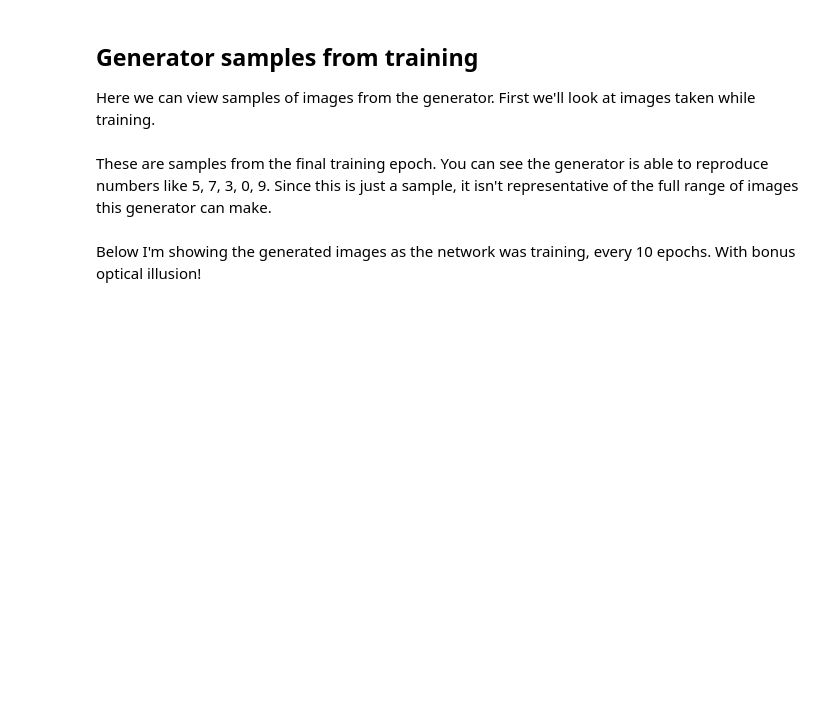
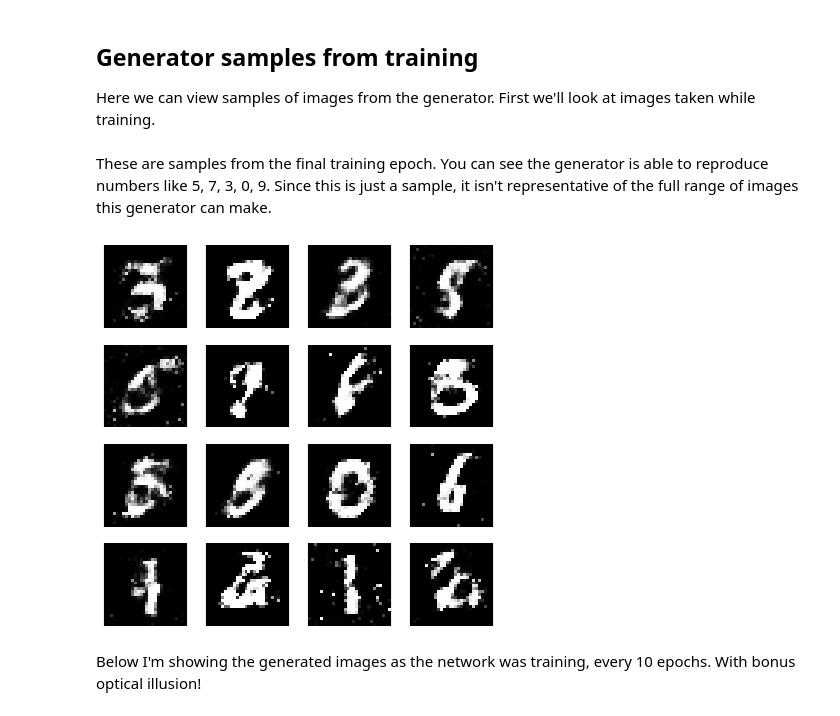
Before and after one commit to linked0/dlnd-deep-learning, a Jupyter notebook: gan_mnist/Intro_to_GANs_Exercises.ipynb, the cells around one changed output. Saved outputs shown, nothing was run; the diff lists cells and outputs as text; code cells hidden in the pictures; blank space fills up the shorter version.

```diff
--- a/gan_mnist/Intro_to_GANs_Exercises.ipynb
+++ b/gan_mnist/Intro_to_GANs_Exercises.ipynb
@@ -208,15 +221,15 @@ Then the discriminators. We'll build two of them, one for real data and one for
 # %%
 tf.reset_default_graph()
 # Create our input placeholders
-input_real, input_z =
+input_real, input_z = model_inputs(input_size, z_size)
 
 # Generator network here
-g_model =
+g_model = generator(input_z, input_size)
 # g_model is the generator output
 
 # Disriminator network here
-d_model_real, d_logits_real =
-d_model_fake, d_logits_fake =
+d_model_real, d_logits_real = discriminator(input_real)
+d_model_fake, d_logits_fake = discriminator(g_model, reuse=True)
 # %% [markdown]
 ## Discriminator and Generator Losses
 
@@ -245,3 +249,12 @@ g_loss =
+# %%
+# Calculate losses
+d_loss_real = tf.reduce_mean(tf.nn.sigmoid_cross_entropy_with_logits(logits=d_logits_real, labels=tf.ones_like(d_logits_real) * (1 - smooth)))
+
+d_loss_fake = tf.reduce_mean(tf.nn.sigmoid_cross_entropy_with_logits(logits=d_logits_fake, labels=tf.zeros_like(d_logits_fake)))
+
+d_loss = d_loss_real + d_loss_fake
+
+g_loss = tf.reduce_mean(tf.nn.sigmoid_cross_entropy_with_logits(logits=d_logits_fake, labels=tf.ones_like(d_logits_fake)))
 # %% [markdown]
 ## Optimizers
 
@@ -259,17 +272,17 @@ Then, in the optimizer we pass the variable lists to the `var_list` keyword argu
 learning_rate = 0.002
 
 # Get the trainable_variables, split into G and D parts
-t_vars =
-g_vars =
-d_vars =
+t_vars = tf.trainable_variables()
+g_vars = [var for var in t_vars if var.name.startswith('generator')]
+d_vars = [var for var in t_vars if var.name.startswith('discriminator')]
 
-d_train_opt =
-g_train_opt =
+d_train_opt = tf.train.AdamOptimizer(learning_rate).minimize(d_loss, var_list=d_vars)
+g_train_opt = tf.train.AdamOptimizer(learning_rate).minimize(g_loss, var_list=g_vars)
 # %% [markdown]
 ## Training
 # %%
 batch_size = 100
-epochs = 100
+epochs = 1000
 samples = []
 losses = []
 saver = tf.train.Saver(var_list = g_vars)
@@ -346,7 +362,9 @@ with open('train_samples.pkl', 'rb') as f:
 # %% [markdown]
 These are samples from the final training epoch. You can see the generator is able to reproduce numbers like 5, 7, 3, 0, 9. Since this is just a sample, it isn't representative of the full range of images this generator can make.
 # %%
-_ = view_samples(-1, samples)
+_ = view_samples(100, samples)
+# %% [output]
+[figure, added]
 # %% [markdown]
 Below I'm showing the generated images as the network was training, every 10 epochs. With bonus optical illusion!
 # %%
```
Also changed, not shown: parts of 13 cells of this notebook.
